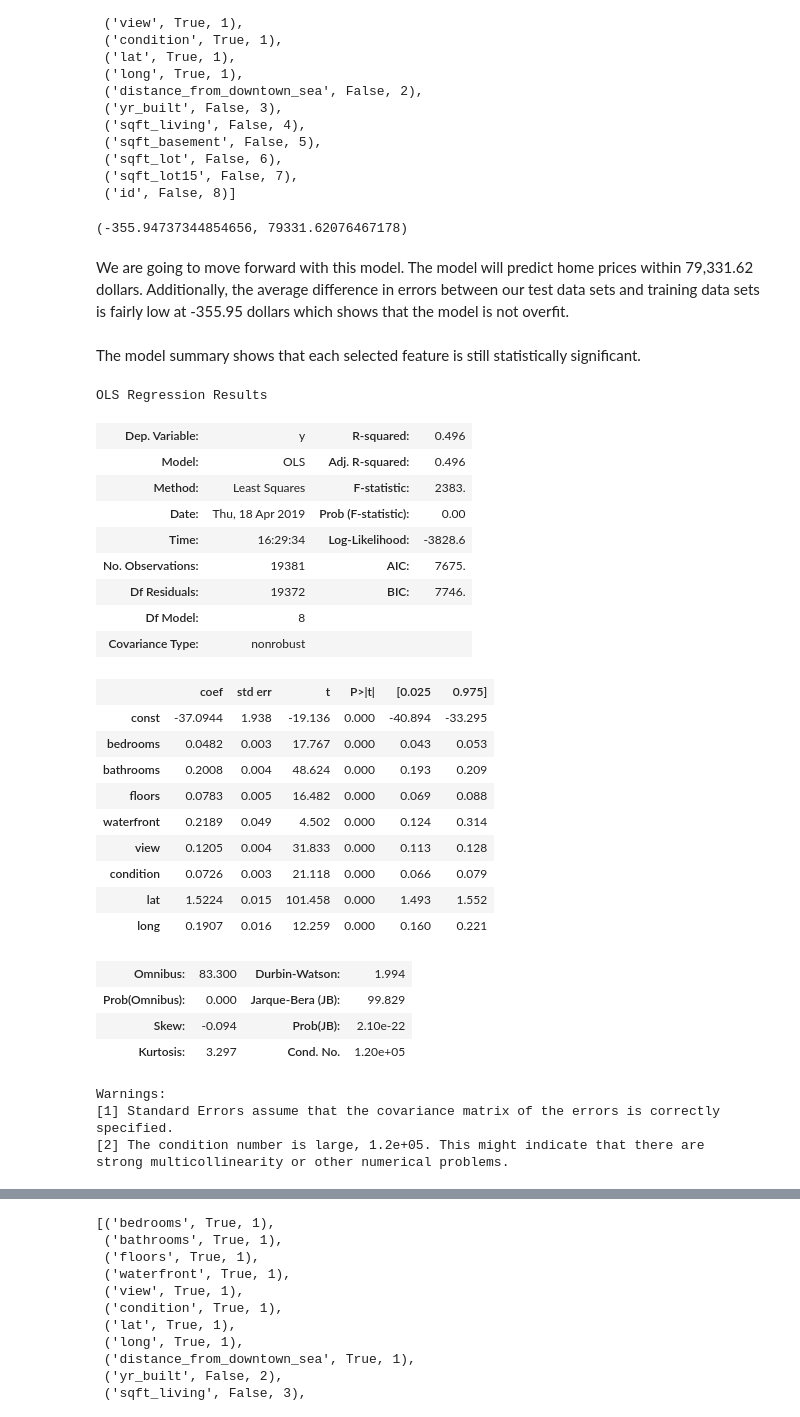
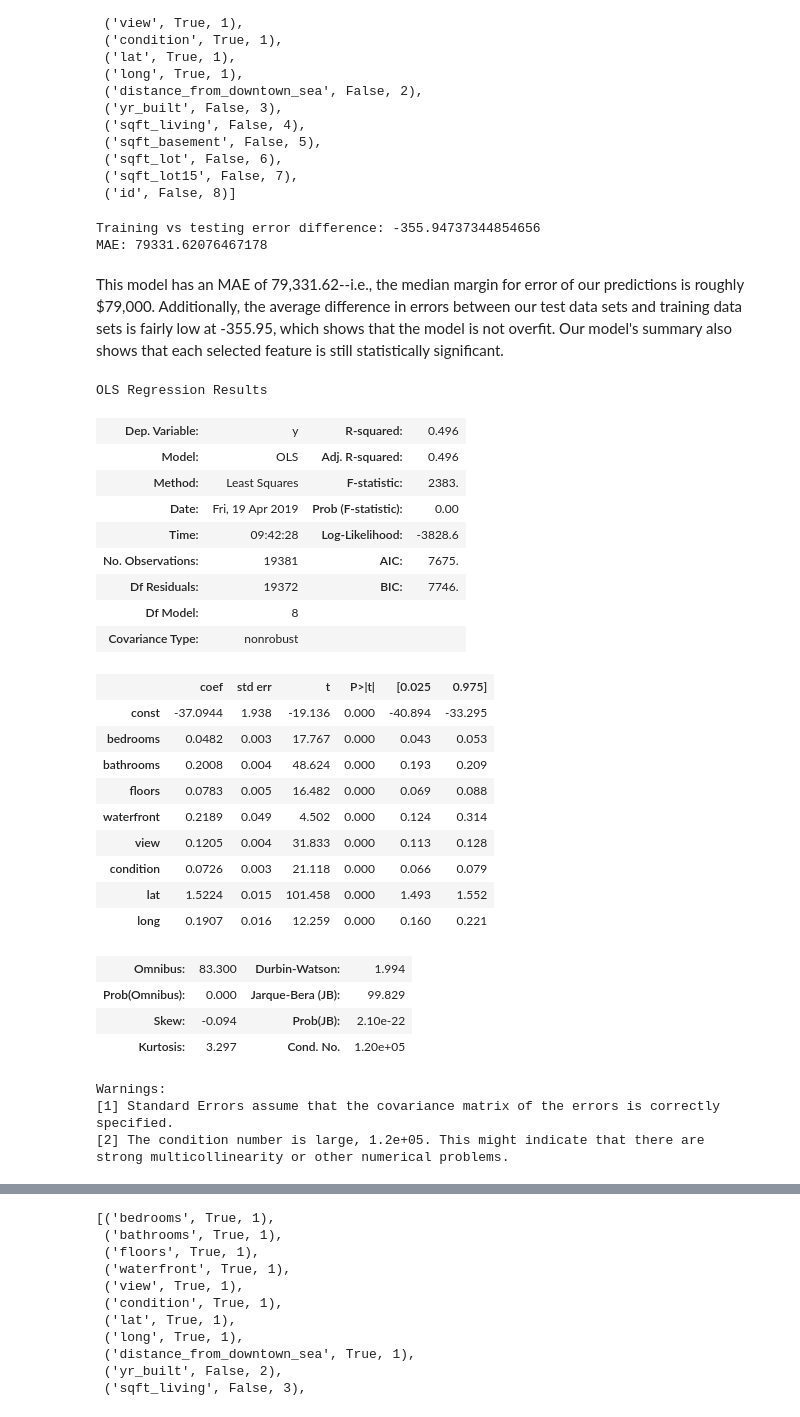
Before and after one commit to AlecMorgan/Housing-Price-Predictor, a Jupyter notebook: student.ipynb, the cells around one changed output, grey strips where cells are left out. Saved outputs shown, nothing was run; the diff lists cells and outputs as text; code cells hidden in the pictures.

```diff
--- a/student.ipynb
+++ b/student.ipynb
@@ -665,26 +686,26 @@ X7 = ['bedrooms','bathrooms','floors','waterfront', 'view', 'condition', 'lat',
 cv_7 = mae_for_kfolds(X7, y, house_data_90, 20)
 train_errors = cv_7[0]
 error_diffs = [train_error - test_error for (train_error, test_error) in list(zip(cv_7[0], cv_7[1]))]
-np.mean(error_diffs), np.mean(train_errors)
+print('Training vs testing error difference:', np.mean(error_diffs))
+print('MAE:', np.mean(train_errors))
 # %% [output]
-(-355.94737344854656, 79331.62076467178)
+Training vs testing error difference: -355.94737344854656
+MAE: 79331.62076467178
 # %% [markdown]
-We are going to move forward with this model. The model will predict home prices within 79,331.62 dollars. Additionally, the average difference in errors between our test data sets and training data sets is fairly low at  -355.95 dollars which shows that the model is not overfit.
+This model has an MAE of 79,331.62--i.e., the median margin for error of our predictions is roughly $79,000. Additionally, the average difference in errors between our test data sets and training data sets is fairly low at -355.95, which shows that the model is not overfit. Our model's summary also shows that each selected feature is still statistically significant.
-# %% [markdown]
-The model summary shows that each selected feature is still statistically significant.
 # %%
 preds = house_data_90.loc[:, X7]
 preds_int = sm.add_constant(preds)
-model = sm.OLS(house_data_90['log_price'].values, preds_int).fit()
+model_2nd = sm.OLS(house_data_90['log_price'].values, preds_int).fit()
 
-model.summary()
+model_2nd.summary()
 # %% [output]
 OLS Regression Results
 | Dep. Variable: | y | R-squared: | 0.496 |
 | Model: | OLS | Adj. R-squared: | 0.496 |
 | Method: | Least Squares | F-statistic: | 2383. |
-| Date: | Thu, 18 Apr 2019 | Prob (F-statistic): | 0.00 |
-| Time: | 16:29:34 | Log-Likelihood: | -3828.6 |
+| Date: | Fri, 19 Apr 2019 | Prob (F-statistic): | 0.00 |
+| Time: | 09:42:28 | Log-Likelihood: | -3828.6 |
 | No. Observations: | 19381 | AIC: | 7675. |
 | Df Residuals: | 19372 | BIC: | 7746. |
 | Df Model: | 8 |  |  |
```
Also changed, not shown: parts of 36 cells of this notebook, 2 other files.
